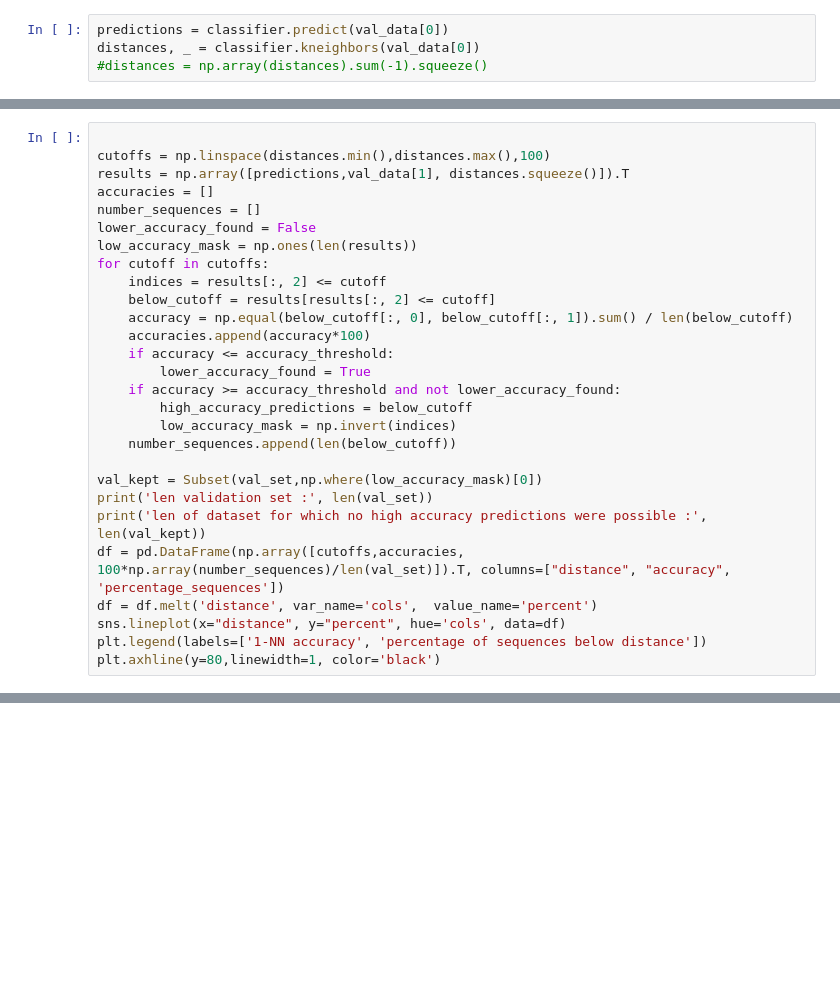
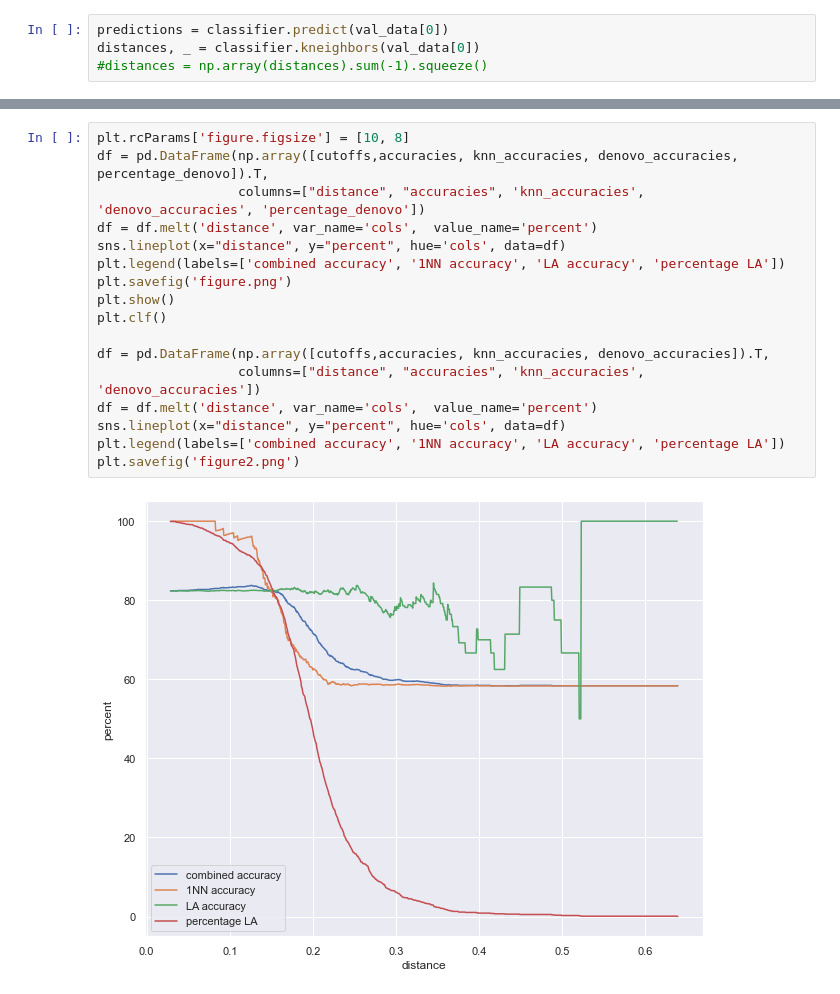
Before and after one commit to HannesStark/protein-localization, a Jupyter notebook: embedding_similarity.ipynb, the cells around one changed output, grey strips where cells are left out. Drawn from its saved outputs; the diff is of its cells as text; blank space fills up the shorter version.

Commit message:
new function for generating plots etc

```diff
--- a/embedding_similarity.ipynb
+++ b/embedding_similarity.ipynb
@@ -84,28 +46,0 @@ accuracy_threshold= 0.8
-# %%
-
-cutoffs = np.linspace(distances.min(),distances.max(),100)
-results = np.array([predictions,val_data[1], distances.squeeze()]).T
-accuracies = []
-number_sequences = []
-lower_accuracy_found = False
-low_accuracy_mask = np.ones(len(results))
-for cutoff in cutoffs:
-    indices = results[:, 2] <= cutoff
-    below_cutoff = results[results[:, 2] <= cutoff]
-    accuracy = np.equal(below_cutoff[:, 0], below_cutoff[:, 1]).sum() / len(below_cutoff)
-    accuracies.append(accuracy*100)
-    if accuracy <= accuracy_threshold:
-        lower_accuracy_found = True
-    if accuracy >= accuracy_threshold and not lower_accuracy_found:
-        high_accuracy_predictions = below_cutoff
-        low_accuracy_mask = np.invert(indices)
-    number_sequences.append(len(below_cutoff))
-
-val_kept = Subset(val_set,np.where(low_accuracy_mask)[0])
-print('len validation set :', len(val_set))
-print('len of dataset for which no high accuracy predictions were possible :', len(val_kept))
-df = pd.DataFrame(np.array([cutoffs,accuracies, 100*np.array(number_sequences)/len(val_set)]).T, columns=["distance", "accuracy", 'percentage_sequences'])
-df = df.melt('distance', var_name='cols',  value_name='percent')
-sns.lineplot(x="distance", y="percent", hue='cols', data=df)
-plt.legend(labels=['1-NN accuracy', 'percentage of sequences below distance'])
-plt.axhline(y=80,linewidth=1, color='black')
@@ -116,0 +84,19 @@ len of dataset for which no high accuracy predictions were possible : 798
+# %%
+plt.rcParams['figure.figsize'] = [10, 8]
+df = pd.DataFrame(np.array([cutoffs,accuracies, knn_accuracies, denovo_accuracies, percentage_denovo]).T,
+                  columns=["distance", "accuracies", 'knn_accuracies', 'denovo_accuracies', 'percentage_denovo'])
+df = df.melt('distance', var_name='cols',  value_name='percent')
+sns.lineplot(x="distance", y="percent", hue='cols', data=df)
+plt.legend(labels=['combined accuracy', '1NN accuracy', 'LA accuracy', 'percentage LA'])
+plt.savefig('figure.png')
+plt.show()
+plt.clf()
+
+df = pd.DataFrame(np.array([cutoffs,accuracies, knn_accuracies, denovo_accuracies]).T,
+                  columns=["distance", "accuracies", 'knn_accuracies', 'denovo_accuracies'])
+df = df.melt('distance', var_name='cols',  value_name='percent')
+sns.lineplot(x="distance", y="percent", hue='cols', data=df)
+plt.legend(labels=['combined accuracy', '1NN accuracy', 'LA accuracy', 'percentage LA'])
+plt.savefig('figure2.png')
+# %% [output]
+[figure, added]
```
Also changed, not shown: parts of 7 cells of this notebook.
